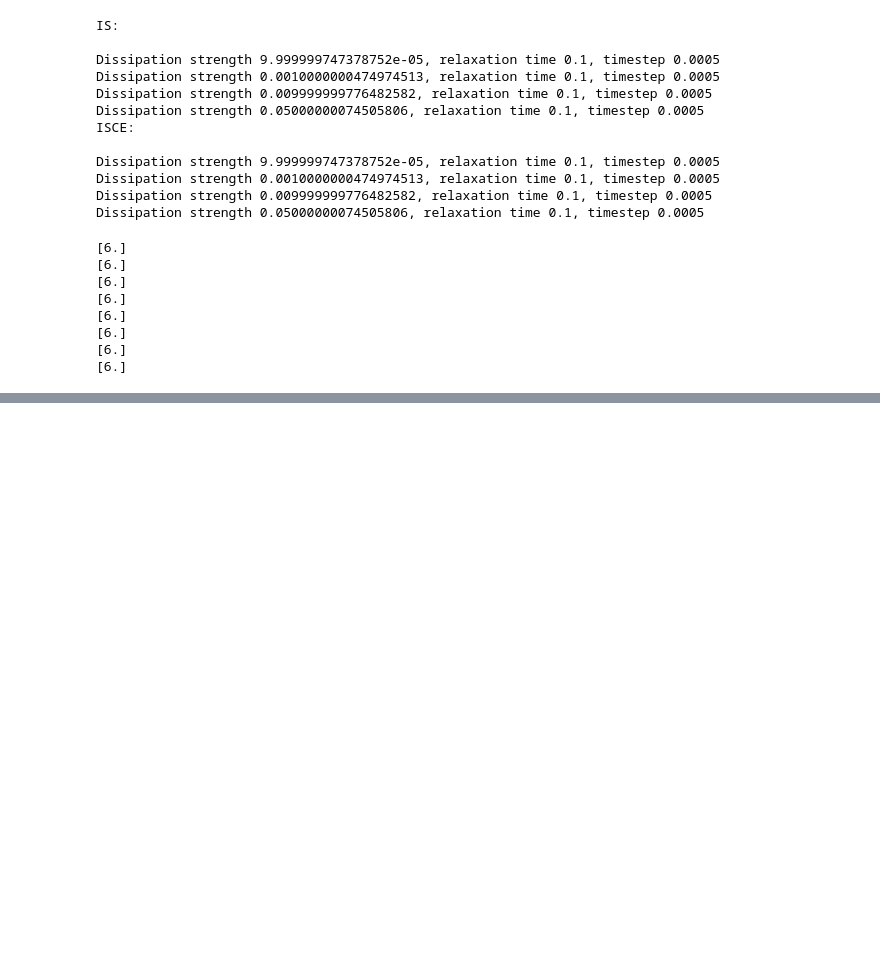
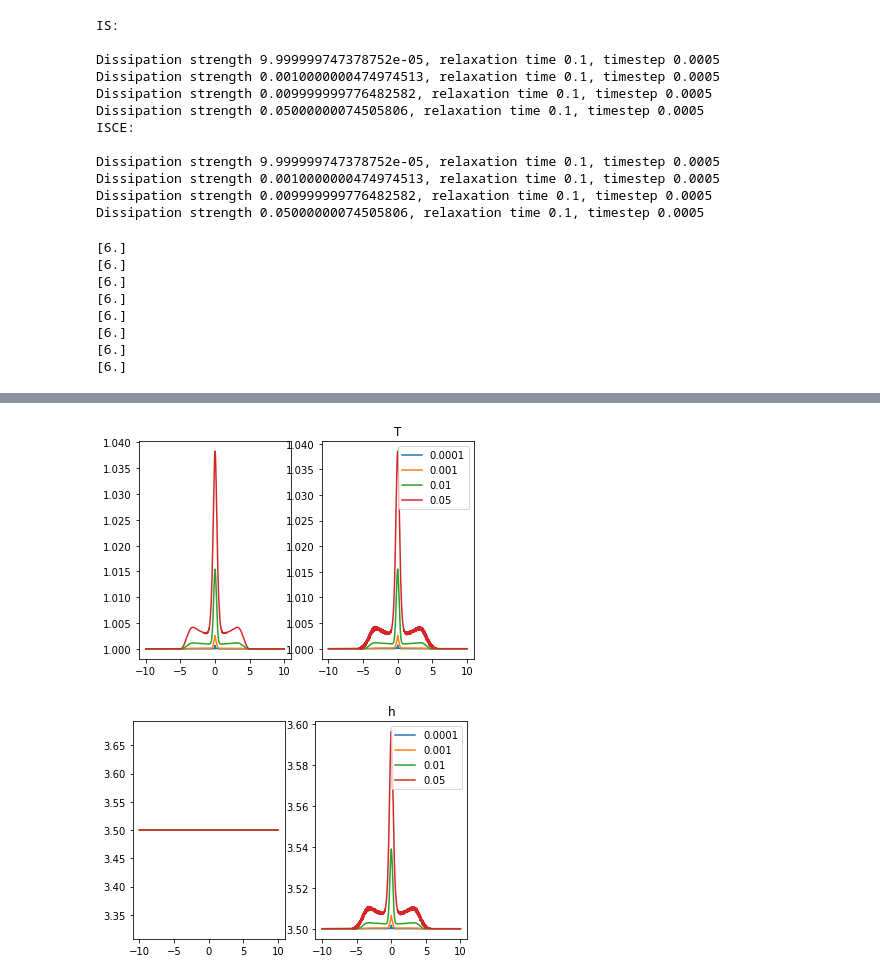
Before and after one commit to MarcusHatton/Plotting, a Jupyter notebook: ShearTestScalingEta.ipynb, the cells around one changed output, grey strips where cells are left out. Cells and saved outputs as stored; diff of their text form; code cells hidden in the pictures; blank space fills up the shorter version.

```diff
--- a/ShearTestScalingEta.ipynb
+++ b/ShearTestScalingEta.ipynb
@@ -380,11 +307,11 @@ for quant in['n','rho','p','v1','v2']:
 # %%
-for quant in['n','rho','p','v1','v2']:
-    plt.figure()
-    #for f in fs:
-    fIS = fs_IS[-1]
-    fISCE = fs_ISCE[-1]
-    plt.plot(fIS['Domain/x'], (fIS['Primitive/'+quant][:] - fISCE['Primitive/'+quant][:])/fIS['Primitive/'+quant][:],label=rf"$t=${f.attrs['t'][0]:.2e}")
-    plt.title(quant)
-    plt.legend()
-    plt.savefig("ComparePlots/PrimsRelDiff_"+quant+".pdf")
-    plt.show()
+# for quant in['n','rho','p','v1','v2']:
+#     plt.figure()
+#     #for f in fs:
+#     fIS = fs_IS[-1]
+#     fISCE = fs_ISCE[-1]
+#     plt.plot(fIS['Domain/x'], (fIS['Primitive/'+quant][:] - fISCE['Primitive/'+quant][:])/fIS['Primitive/'+quant][:],label=rf"$t=${f.attrs['t'][0]:.2e}")
+#     plt.title(quant)
+#     plt.legend()
+#     plt.savefig("ComparePlots/PrimsRelDiff_"+quant+".pdf")
+#     plt.show()
@@ -406,10 +318,13 @@ NameError: name 'fs_IS' is not defined
 # %%
-for quant in['v1', 'Pi','q1', 'q2', 'pi11', 'pi12']:
-    for fsIS in fss_IS:
-        tau_pi = fsIS[0]['Optional'].attrs['tau_pi'][0]
-        plt.plot(fsIS[0]['Domain/x'][:], fsIS[1]['Primitive/'+quant][:],
-                 label=f'{tau_pi:.1g}')
+for quant in['T','h']:
+    fig, axes = plt.subplots(1,2)
+    for axis, fssISISCE in zip(axes, fss):
+        for fs in fssISISCE:
+            eta = fs[0]['Optional'].attrs['eta'][0]
+            axis.plot(fs[-1]['Domain/x'], fs[-1]['Auxiliary/'+quant][:],label=f'{eta:.1g}')
+        plt.title(quant)
     plt.legend()
-    plt.title(quant)
-    plt.savefig("ComparePlots/DiffAcrossDomain_"+quant+".pdf")
-    plt.show()
+    plt.savefig("ComparePlots/Prims_"+quant+".pdf")
+# %% [output]
+[figure, added]
+[figure, added]
```
Also changed, not shown: parts of 12 cells of this notebook.
